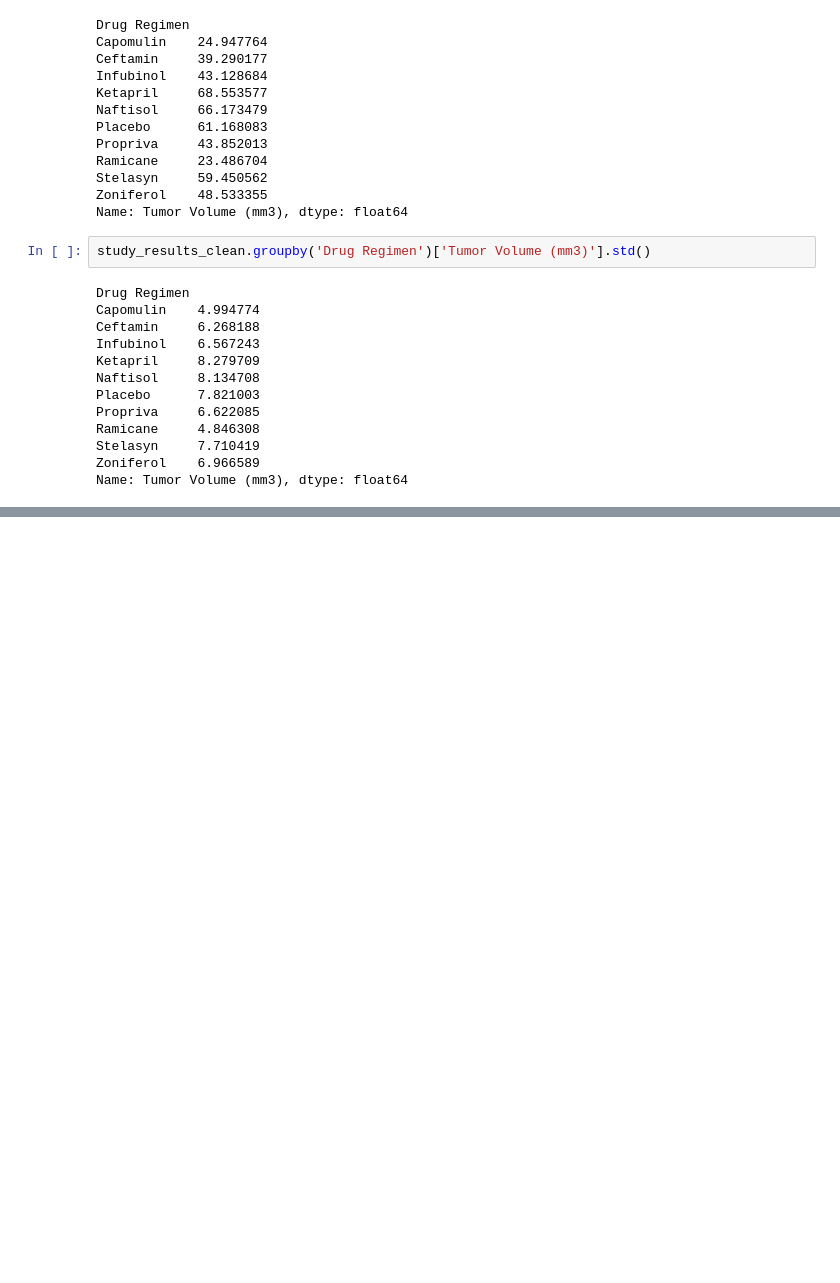
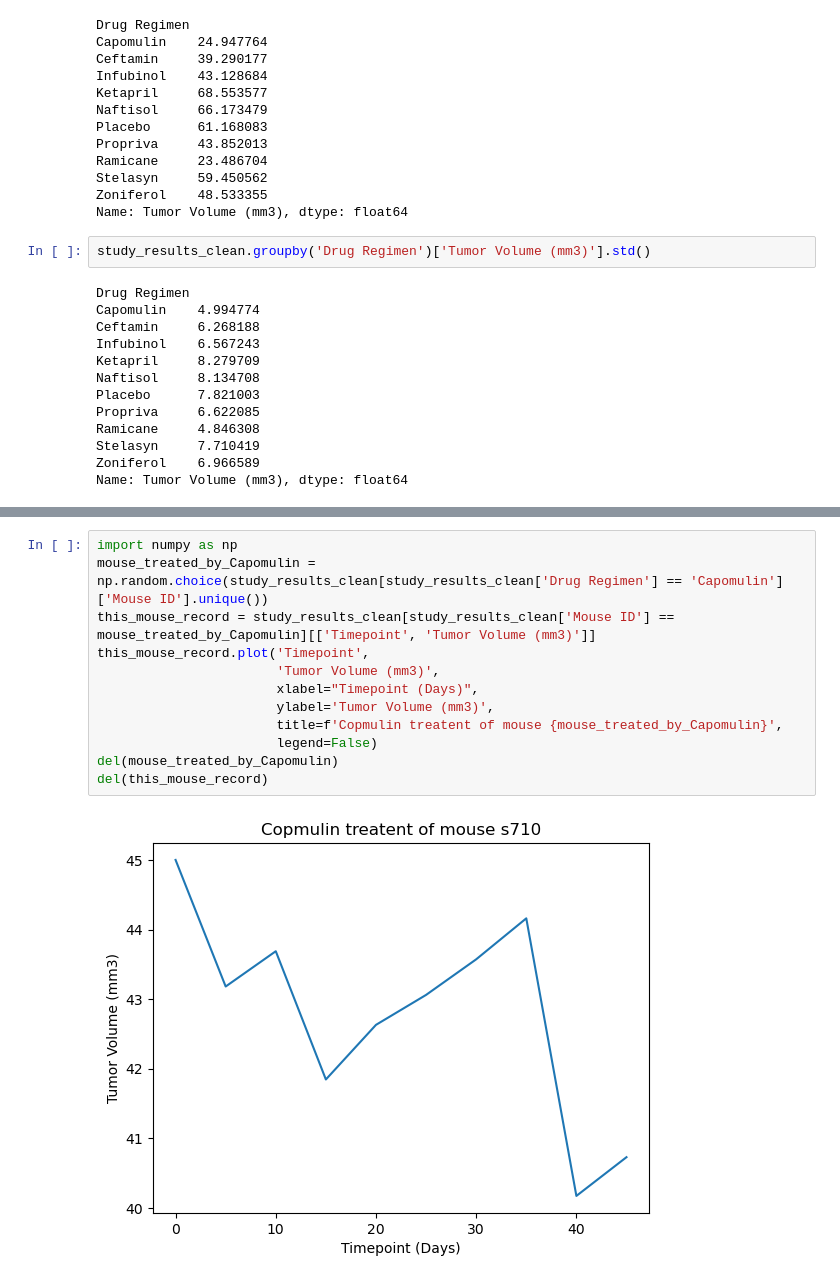
Before and after one commit to Smiyengi/pymaceuticals-challenge, a Jupyter notebook: assignment1.ipynb, the cells around one changed output, grey strips where cells are left out. Cells and saved outputs as stored; diff of their text form; blank space fills up the shorter version.

Commit message:
final line scatter plot

```diff
--- a/assignment1.ipynb
+++ b/assignment1.ipynb
@@ -324,0 +325,14 @@ plt.show()
+# %%
+import numpy as np
+mouse_treated_by_Capomulin =  np.random.choice(study_results_clean[study_results_clean['Drug Regimen'] == 'Capomulin']['Mouse ID'].unique())
+this_mouse_record = study_results_clean[study_results_clean['Mouse ID'] == mouse_treated_by_Capomulin][['Timepoint', 'Tumor Volume (mm3)']]
+this_mouse_record.plot('Timepoint',
+                       'Tumor Volume (mm3)',
+                       xlabel="Timepoint (Days)",
+                       ylabel='Tumor Volume (mm3)',
+                       title=f'Copmulin treatent of mouse {mouse_treated_by_Capomulin}',
+                       legend=False)
+del(mouse_treated_by_Capomulin)
+del(this_mouse_record)
+# %% [output]
+[figure, added]
```
Also changed, not shown: parts of 25 cells of this notebook.
